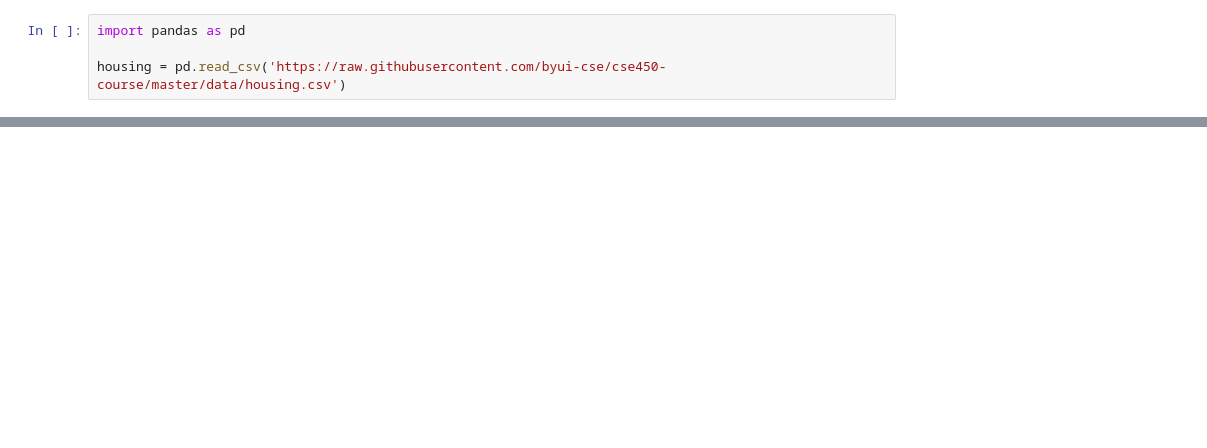
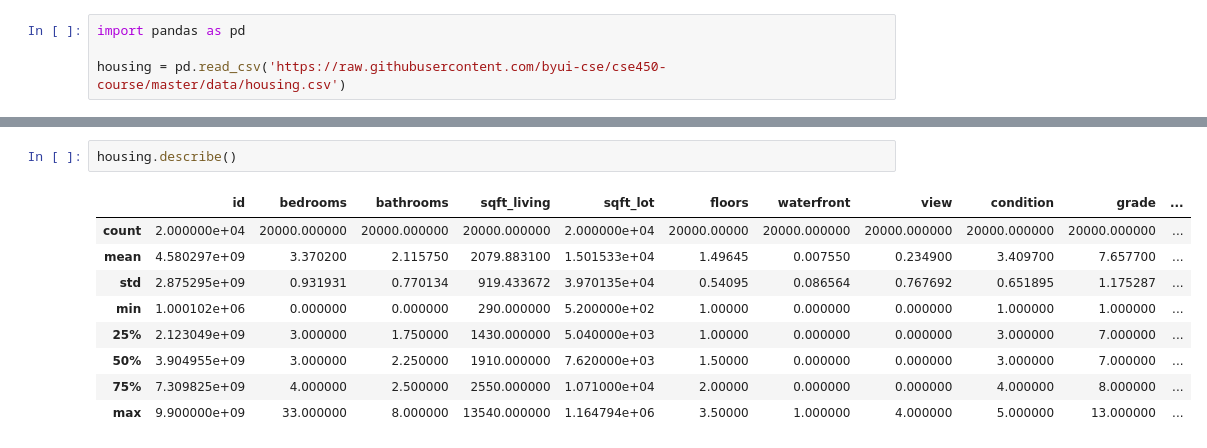
Before and after one commit to ManoloVM21/MachineLearningTeam4, a Jupyter notebook: Module 03 - XGBoost/Manolo.ipynb, the cells around one changed output, grey strips where cells are left out. Drawn from its saved outputs; the diff is of its cells as text; blank space fills up the shorter version.

```diff
--- a/Module 03 - XGBoost/Manolo.ipynb
+++ b/Module 03 - XGBoost/Manolo.ipynb
@@ -25,0 +67,12 @@ housing = pd.read_csv('https://raw.githubusercontent.com/byui-cse/cse450-course/
+# %%
+housing.describe()
+# %% [output]
+|  | id | bedrooms | bathrooms | sqft_living | sqft_lot | floors | waterfront | view | condition | grade | ... |
+| count | 2.000000e+04 | 20000.000000 | 20000.000000 | 20000.000000 | 2.000000e+04 | 20000.00000 | 20000.000000 | 20000.000000 | 20000.000000 | 20000.000000 | ... |
+| mean | 4.580297e+09 | 3.370200 | 2.115750 | 2079.883100 | 1.501533e+04 | 1.49645 | 0.007550 | 0.234900 | 3.409700 | 7.657700 | ... |
+| std | 2.875295e+09 | 0.931931 | 0.770134 | 919.433672 | 3.970135e+04 | 0.54095 | 0.086564 | 0.767692 | 0.651895 | 1.175287 | ... |
+| min | 1.000102e+06 | 0.000000 | 0.000000 | 290.000000 | 5.200000e+02 | 1.00000 | 0.000000 | 0.000000 | 1.000000 | 1.000000 | ... |
+| 25% | 2.123049e+09 | 3.000000 | 1.750000 | 1430.000000 | 5.040000e+03 | 1.00000 | 0.000000 | 0.000000 | 3.000000 | 7.000000 | ... |
+| 50% | 3.904955e+09 | 3.000000 | 2.250000 | 1910.000000 | 7.620000e+03 | 1.50000 | 0.000000 | 0.000000 | 3.000000 | 7.000000 | ... |
+| 75% | 7.309825e+09 | 4.000000 | 2.500000 | 2550.000000 | 1.071000e+04 | 2.00000 | 0.000000 | 0.000000 | 4.000000 | 8.000000 | ... |
+| max | 9.900000e+09 | 33.000000 | 8.000000 | 13540.000000 | 1.164794e+06 | 3.50000 | 1.000000 | 4.000000 | 5.000000 | 13.000000 | ... |
```
Also changed, not shown: parts of 13 cells of this notebook.
